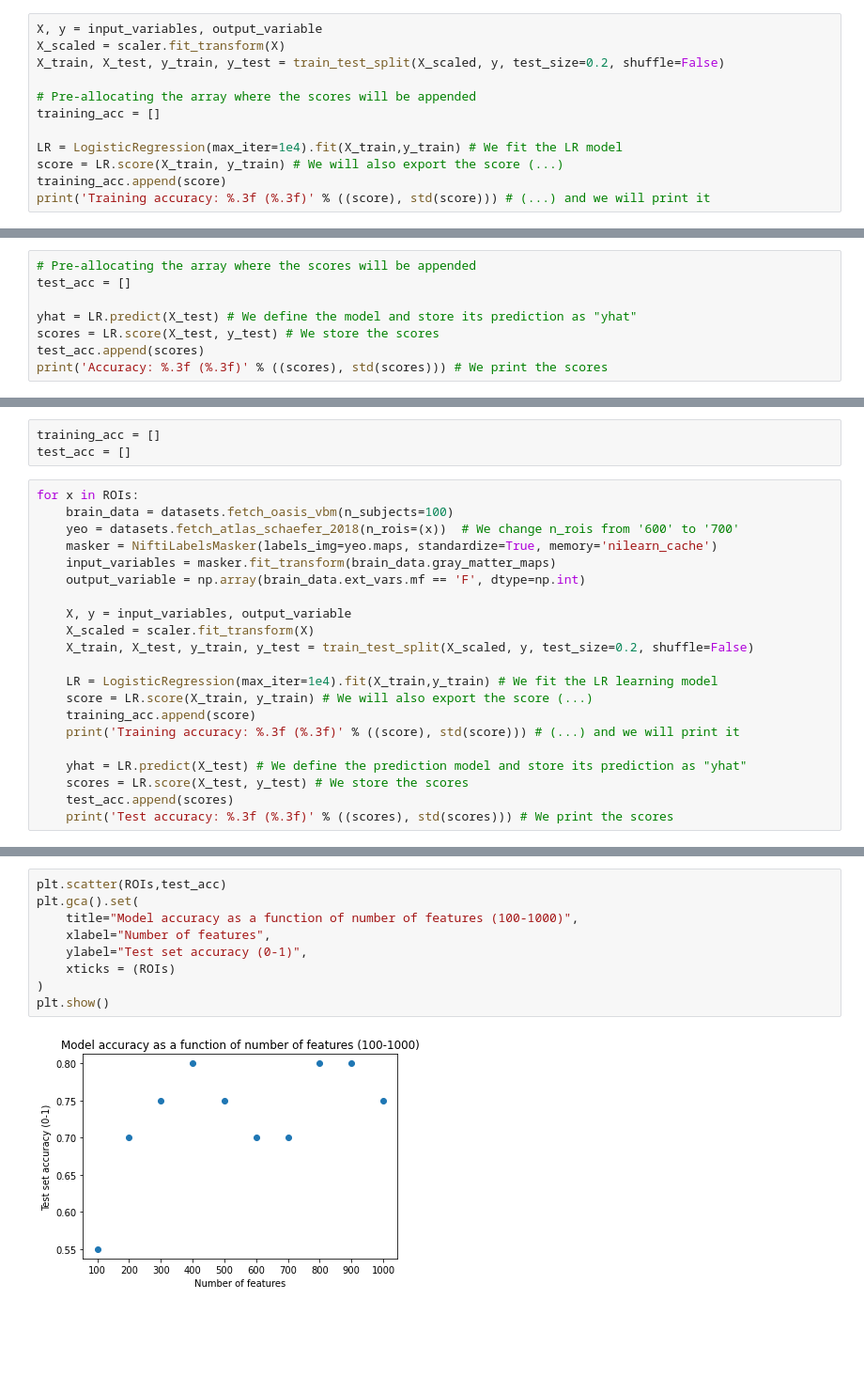
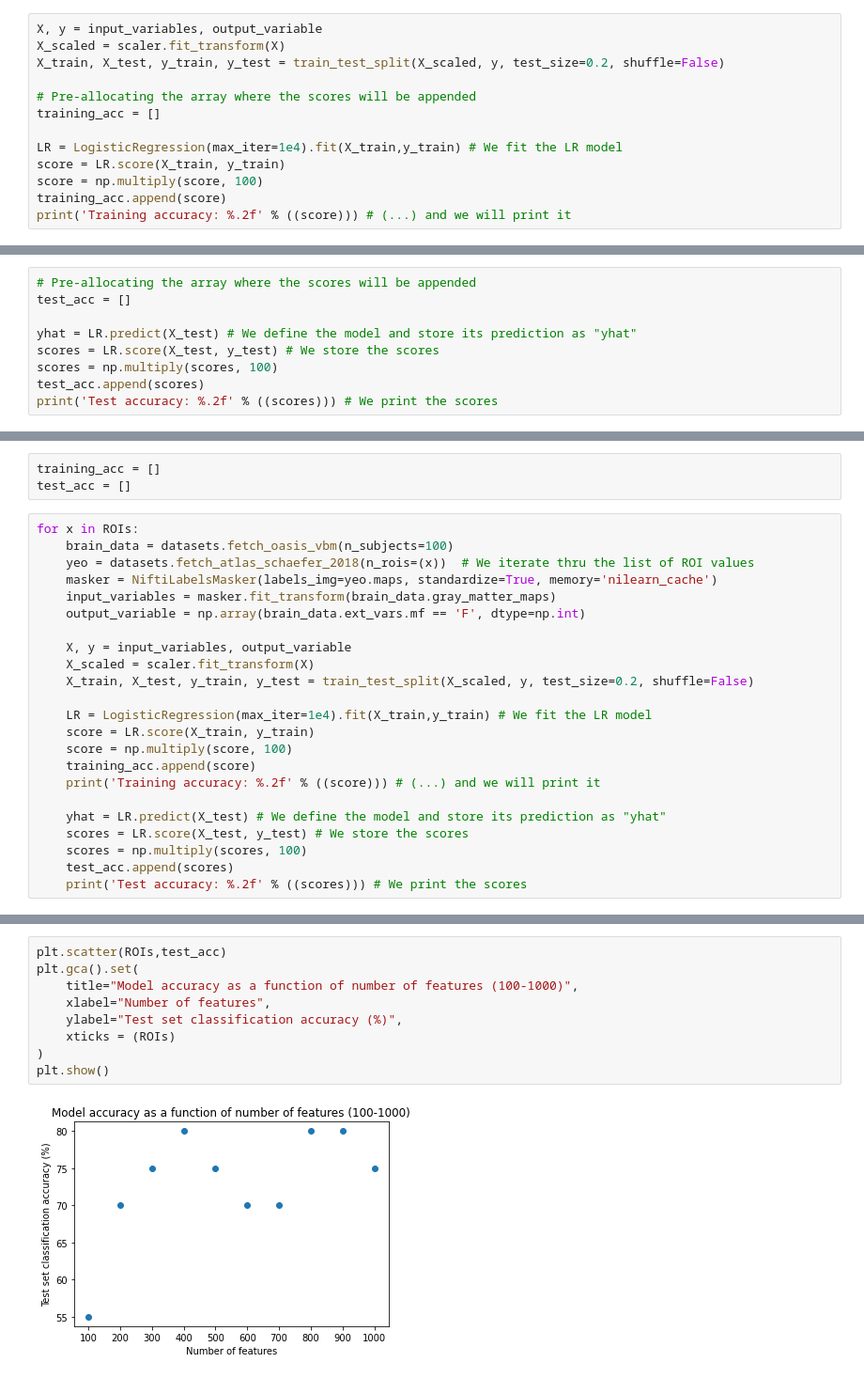
Before and after one commit to OscarBedford/MLCourse_Weekly_Exercises, a Jupyter notebook: Exercise3_1_ML.ipynb, the cells around one changed output, grey strips where cells are left out. Shown at 94% size. Cells and saved outputs as stored; diff of their text form; blank space fills up the shorter version.

```diff
--- a/Exercise3_1_ML.ipynb
+++ b/Exercise3_1_ML.ipynb
@@ -194,7 +199,8 @@ X_train, X_test, y_train, y_test = train_test_split(X_scaled, y, test_size=0.2,
 training_acc = []
 
 LR = LogisticRegression(max_iter=1e4).fit(X_train,y_train) # We fit the LR model
-score = LR.score(X_train, y_train) # We will also export the score (...)
+score = LR.score(X_train, y_train)
+score = np.multiply(score, 100)
 training_acc.append(score)
-print('Training accuracy: %.3f (%.3f)' % ((score), std(score))) # (...) and we will print it
+print('Training accuracy: %.2f' % ((score))) # (...) and we will print it
 # %% [output]
@@ -205,6 +211,7 @@ test_acc = []
 
 yhat = LR.predict(X_test) # We define the model and store its prediction as "yhat"
 scores = LR.score(X_test, y_test) # We store the scores
+scores = np.multiply(scores, 100)
 test_acc.append(scores)
-print('Accuracy: %.3f (%.3f)' % ((scores), std(scores))) # We print the scores
+print('Test accuracy: %.2f' % ((scores))) # We print the scores
 # %% [output]
@@ -219,7 +226,7 @@ test_acc = []
 # %%
 for x in ROIs:
     brain_data = datasets.fetch_oasis_vbm(n_subjects=100)
-    yeo = datasets.fetch_atlas_schaefer_2018(n_rois=(x))  # We change n_rois from '600' to '700'
+    yeo = datasets.fetch_atlas_schaefer_2018(n_rois=(x))  # We iterate thru the list of ROI values
     masker = NiftiLabelsMasker(labels_img=yeo.maps, standardize=True, memory='nilearn_cache')
     input_variables = masker.fit_transform(brain_data.gray_matter_maps)
     output_variable = np.array(brain_data.ext_vars.mf == 'F', dtype=np.int)
@@ -228,14 +235,16 @@ for x in ROIs:
     X_scaled = scaler.fit_transform(X)
     X_train, X_test, y_train, y_test = train_test_split(X_scaled, y, test_size=0.2, shuffle=False)
 
-    LR = LogisticRegression(max_iter=1e4).fit(X_train,y_train) # We fit the LR learning model
-    score = LR.score(X_train, y_train) # We will also export the score (...)
+    LR = LogisticRegression(max_iter=1e4).fit(X_train,y_train) # We fit the LR model
+    score = LR.score(X_train, y_train)
+    score = np.multiply(score, 100)
     training_acc.append(score)
-    print('Training accuracy: %.3f (%.3f)' % ((score), std(score))) # (...) and we will print it
+    print('Training accuracy: %.2f' % ((score))) # (...) and we will print it
 
-    yhat = LR.predict(X_test) # We define the prediction model and store its prediction as "yhat"
+    yhat = LR.predict(X_test) # We define the model and store its prediction as "yhat"
     scores = LR.score(X_test, y_test) # We store the scores
+    scores = np.multiply(scores, 100)
     test_acc.append(scores)
-    print('Test accuracy: %.3f (%.3f)' % ((scores), std(scores))) # We print the scores
+    print('Test accuracy: %.2f' % ((scores))) # We print the scores
 # %% [output]
 Deprecated in NumPy 1.20; for more details and guidance: https://numpy.org/devdocs/release/1.20.0-notes.html#deprecations
@@ -269,12 +278,12 @@ The training accuracies were consistently 100%, whereas the test accuracies were
 # %%
 plt.scatter(ROIs,test_acc)
 plt.gca().set(
     title="Model accuracy as a function of number of features (100-1000)",
     xlabel="Number of features",
-    ylabel="Test set accuracy (0-1)",
+    ylabel="Test set classification accuracy (%)",
     xticks = (ROIs)
 )
 plt.show()
 # %% [output]
-[figure, old version]
+[figure, new version]
 # %% [markdown]
```
Also changed, not shown: parts of 15 cells of this notebook.
